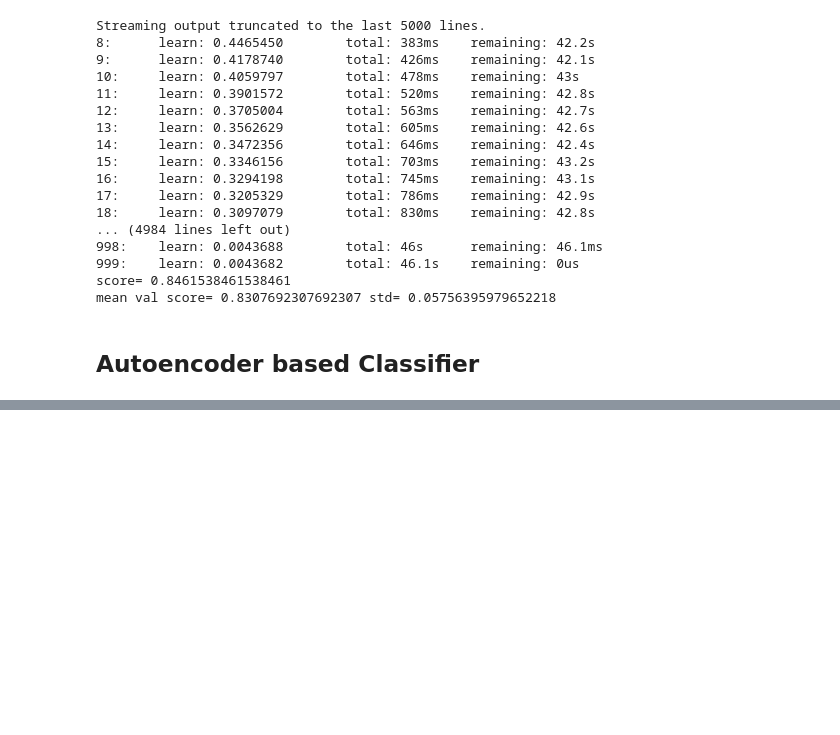
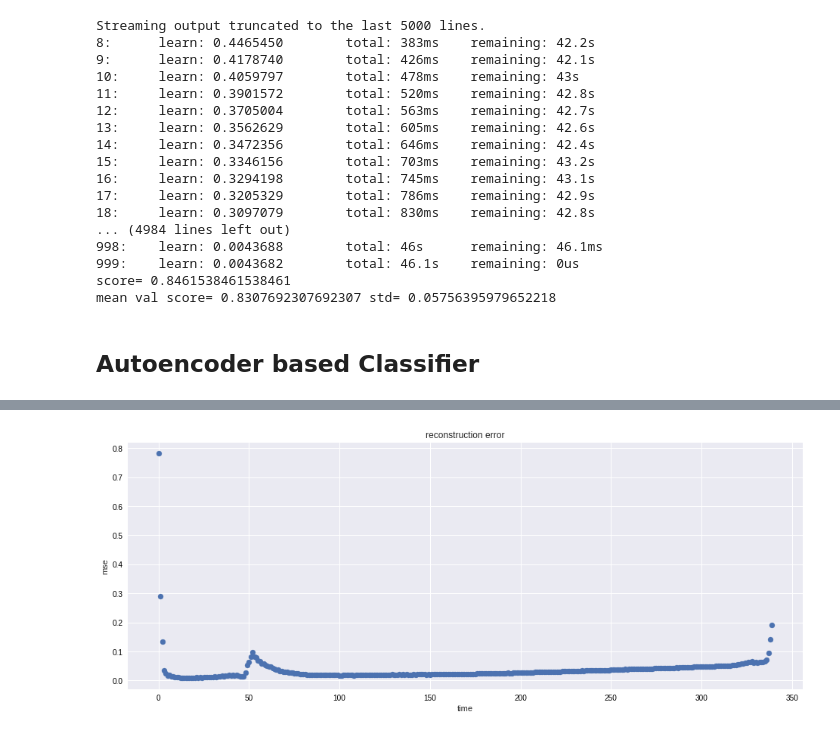
Before and after one commit to yuntai/yuntai, a Jupyter notebook: projects/GAS/GAS2_CATBOOST.ipynb, the cells around one changed output, grey strips where cells are left out. Saved outputs shown, nothing was run; the diff lists cells and outputs as text; code cells hidden in the pictures; blank space fills up the shorter version.

```diff
--- a/projects/GAS/GAS2_CATBOOST.ipynb
+++ b/projects/GAS/GAS2_CATBOOST.ipynb
@@ -643,15 +643,14 @@ mean val score= 0.8307692307692307 std= 0.05756395979652218
 ## Autoencoder based Classifier
 # %%
 def prepare_ts(gas_sheets, exp_df):
-  ts = []
-  ys = []
+  ts, ys = [], []
   for _, row in exp_df.iterrows(): # one row corresponds to one experiment (one cycle of graph)
     gas_df = gas_sheets[row.target]
     ts.append(gas_df.loc[row[1]-48:row[1]+291].values)
     ys.append(rgastypes[row.target])
+
   ts = np.stack(ts, axis=0)
   ys = np.stack(ys, axis=0)
   y_hot = exp_df[["target_A", "target_T", "target_X"]].values
   return ts, ys, y_hot
-X, y, y_hot = prepare_ts(sheets_norm, exp_df_all)
 # %%
@@ -738,3 +740,15 @@ for i, r in enumerate(rix):
+# %%
+inp = X
+recon, _ = autoencoder.predict(inp)
+mse = np.mean(np.power(inp - recon, 2), axis=(0,2))
+plt.figure(figsize=(16,6))
+plt.scatter(range(inp.shape[1]), mse)
+plt.title('reconstruction error')
+plt.xlabel('time'); plt.ylabel('mse');
+
+# high error @ star/end pos/peak
+# %% [output]
+[figure, added]
 # %%
 #TODO: multi-label, regression
 import tensorflow.keras.optimizers
```
Also changed, not shown: parts of 7 cells of this notebook.
